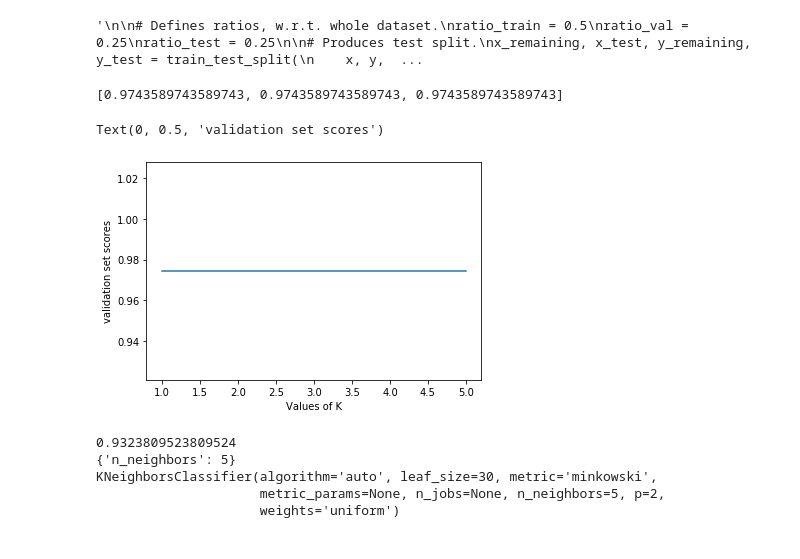
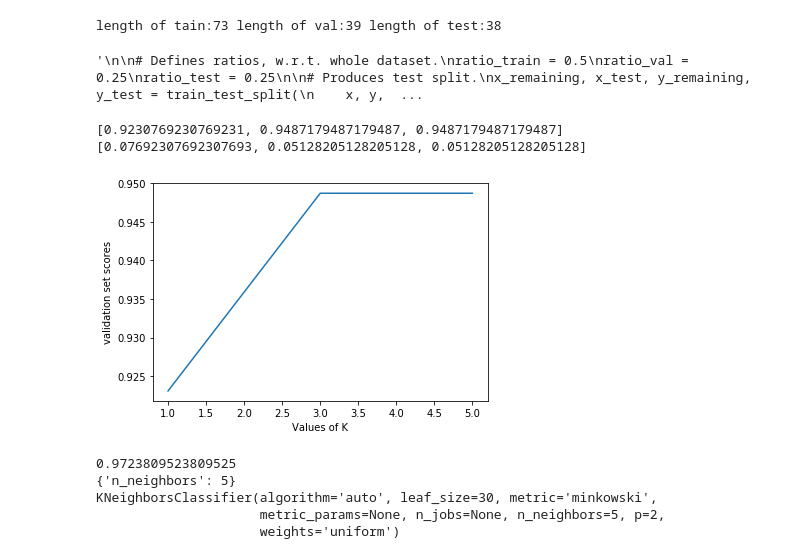
Before and after one commit to BlackCurrantDS/Learning-Machine-Learning, a Jupyter notebook: Assignment 4.2.ipynb, the cells around one changed output. Saved outputs shown, nothing was run; the diff lists cells and outputs as text; code cells hidden in the pictures.

```diff
--- a/Assignment 4.2.ipynb
+++ b/Assignment 4.2.ipynb
@@ -7,9 +7,11 @@ X= iris.data
 y=iris.target
 
 # a) randomly split data into train, validation and test
-X_train_o, X_test, y_train_o, y_test = train_test_split(X, y, test_size=0.25, random_state=42)
+X_train_o, X_test, y_train_o, y_test = train_test_split(X, y, test_size=0.25, shuffle = True)
 
-X_train, X_val, y_train, y_val = train_test_split(X_train_o, y_train_o, test_size=0.34, random_state=42) # 0.34 x 0.75 = 0.25
+X_train, X_val, y_train, y_val = train_test_split(X_train_o, y_train_o, test_size=0.34, shuffle = True) # 0.34 x 0.75 = 0.25
+
+print("length of tain:" + str(len(X_train)), "length of val:" + str(len(X_val)),"length of test:" + str(len(X_test)))
 
 #Question about the randomly chosen
 
@@ -60,29 +62,39 @@ Rremaining⋅Rnew=Rold
 
 """
 # %% [output]
-'\n\n# Defines ratios, w.r.t. whole dataset.\nratio_train = 0.5\nratio_val = 0.25\nratio_test = 0.25\n\n# Produces test split.\nx_remaining, x_test, y_remaining, y_test = train_test_split(\n    x, y,  ...
+length of tain:73 length of val:39 length of test:38
+'\n\n# Defines ratios, w.r.t. whole dataset.\nratio_train = 0.5\nratio_val = 0.25\nratio_test = 0.25\n\n# Produces test split.\nx_remaining, x_test, y_remaining, y_test = train_test_split(\n    x, y,  ...
 # %%
 # 4.2 (b)
 from sklearn.neighbors import KNeighborsClassifier
 from sklearn import metrics
 #k_range = range(1,25)
+import numpy as np
 k_range = [1,3,5]
 #scores = {}
 score_list = []
 for k in k_range:
     knn= KNeighborsClassifier(n_neighbors=k)
     knn.fit(X_train,y_train)
     y_pred = knn.predict(X_val)
     score_list.append(metrics.accuracy_score(y_val,y_pred))
 print(score_list)
 import matplotlib.pyplot as plt
 plt.plot(k_range,score_list )
 plt.xlabel("Values of K")
 plt.ylabel("validation set scores")
+
+error_rate = []
+for i in k_range:
+    knn = KNeighborsClassifier(n_neighbors=i)
+    knn.fit(X_train, y_train)
+    pred_i = knn.predict(X_val)
+    error_rate.append(np.mean(pred_i != y_val))
+print(error_rate)
 # %% [output]
-[0.9743589743589743, 0.9743589743589743, 0.9743589743589743]
+[0.9230769230769231, 0.9487179487179487, 0.9487179487179487]
+[0.07692307692307693, 0.05128205128205128, 0.05128205128205128]
-Text(0, 0.5, 'validation set scores')
-[figure, old version]
+[figure, new version]
 # %%
 # 4.2 c
 
@@ -94,7 +106,7 @@ print (grid.best_score_)
 print (grid.best_params_)
 print (grid.best_estimator_)
 # %% [output]
-0.9323809523809524
+0.9723809523809525
 {'n_neighbors': 5}
 KNeighborsClassifier(algorithm='auto', leaf_size=30, metric='minkowski',
                      metric_params=None, n_jobs=None, n_neighbors=5, p=2,
```
Also changed, not shown: parts of 4 cells of this notebook, 2 other files.
